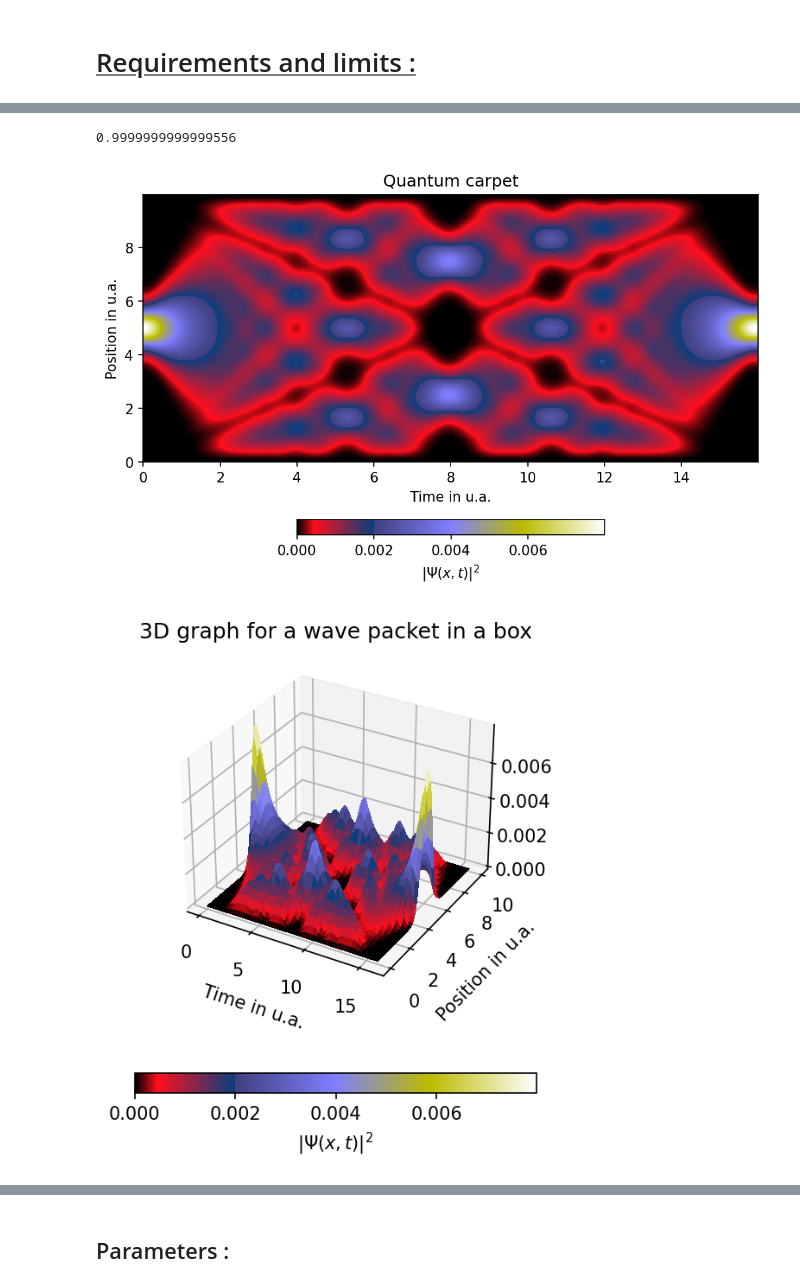
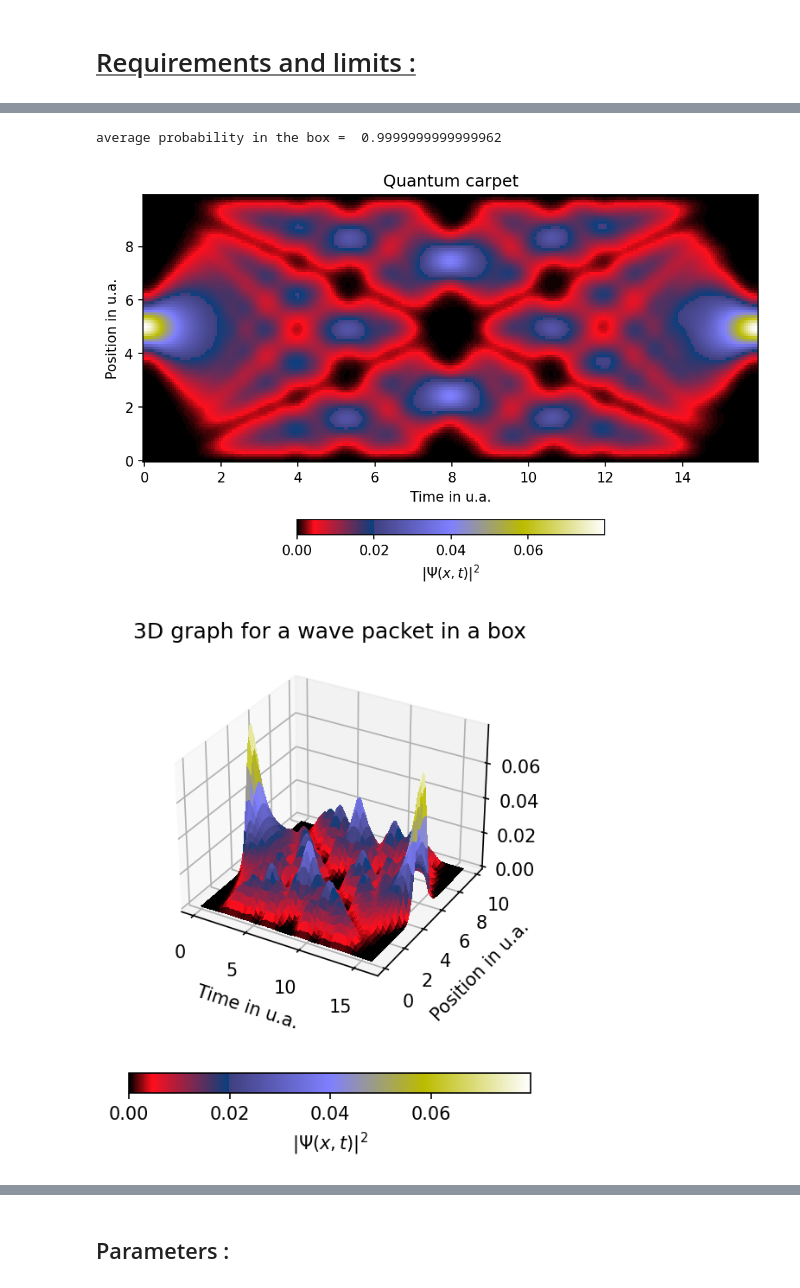
Before and after one commit to snowdeven/TP, a Jupyter notebook: Quantum_Physics_TP/3/Quantum_TP3.ipynb, the cells around one changed output, grey strips where cells are left out. Drawn from its saved outputs; the diff is of its cells as text; code cells hidden in the pictures.

```diff
--- a/Quantum_Physics_TP/3/Quantum_TP3.ipynb
+++ b/Quantum_Physics_TP/3/Quantum_TP3.ipynb
@@ -67,7 +125,7 @@ POT=1
 
 # Space discretization
 X_MAX=10
-N_STEP=1000
+N_STEP=100
 DELTA_X=X_MAX/N_STEP
 
 # Space axis
@@ -75,7 +133,7 @@ XD=[i*DELTA_X for i in range(N_STEP)]
 
 # Time discretization
 T_MAX=16
-N_TIME=3000
+N_TIME=300
 DELTA_T=T_MAX/N_TIME
 
 # Time axis
@@ -241,7 +316,6 @@ def Propagator(Psi,H,POT,V):
         2D array: Spacetime computed wave function
     """
     norm = np.zeros(N_TIME,dtype = 'complex_')
-    norm[0] = Norm(Psi[:,0])
     expH=LA2.expm(-1j*H*DELTA_T)
 
     # Looping over time steps
@@ -256,6 +330,6 @@ def Propagator(Psi,H,POT,V):
         else:
             Psi[:,i+1]=np.dot(expH,Psi[:,i])
 
-        Psi[:,i] = Psi[:,i]/Norm(Psi[:,i+1]) #normalisation for time 0 until time N_TIME-1
+        Psi[:,i] = Psi[:,i]/Norm(Psi[:,i]) #normalisation for time 0 until time N_TIME-1
     Psi[:,-1] = Psi[:,-1]/Norm(Psi[:,-1]) # normalisation for the last value
-    return np.real((Psi* np.conjugate(Psi)))
+    return np.real((Psi* np.conjugate(Psi))) #take the modulus squared of our wave function
@@ -264,39 +350,37 @@ def Propagator(Psi,H,POT,V):
 # %%
-
+#initial condition
 PSI=Psi(POT)
 
+#construct the hamiltonian system
 H=Hamiltonian(V,POT)
 
+#Propagate the system
 P=Propagator(PSI,H,POT,V)
 
+#check the total probability of the system to be sure its close to one
+print("average probability in the box = ",sum(sum(P)/N_TIME))
 
-
-print(sum(sum(P)/N_TIME))
-
-
+# make the colors graph
 plt.pcolormesh(XT,XD,P,cmap="gist_stern",shading='auto', vmin=0, vmax=np.max(P))
 plt.colorbar(label=r'$|\Psi (x,t)|^{2}$',orientation='horizontal',shrink=0.5)
 plt.xlabel("Time in u.a.")
 plt.ylabel("Position in u.a.")
 plt.title("Quantum carpet")
 plt.show()
 
+# make the 3D graph
+fig, ax = plt.subplots(subplot_kw={"projection": "3d"})
+XT, XD = np.meshgrid(XT, XD)
+surf = ax.plot_surface(XT, XD, P, cmap="gist_stern",linewidth=0, antialiased=False, vmin=0, vmax=np.max(P))
 
-fig, ax = plt.subplots(subplot_kw={"projection": "3d"})
-X = XT
-Y = XD
-X, Y = np.meshgrid(X, Y)
-Z = P
 
-surf = ax.plot_surface(X, Y, Z, cmap="gist_stern",
-                    linewidth=0, antialiased=False, vmin=0, vmax=np.max(P))
-# Add a color bar which maps values to colors.
+# Add a color bar which maps values to colors and label
+fig.colorbar(surf,label=r'$|\Psi (x,t)|^{2}$',orientation='horizontal',shrink=0.5)
+plt.title("3D graph for a wave packet in a box")
 ax.set_xlabel("Time in u.a.")
 ax.set_ylabel("Position in u.a.")
-fig.colorbar(surf,label=r'$|\Psi (x,t)|^{2}$',orientation='horizontal',shrink=0.5)
-plt.title("3D graph for a wave packet in a box")
 plt.show()
 # %% [output]
-0.9999999999999556
+average probability in the box =  0.9999999999999962
-[figure, old version]
+[figure, new version]
-[figure, old version]
+[figure, new version]
```
Also changed, not shown: parts of 45 cells of this notebook, 1 other file.
